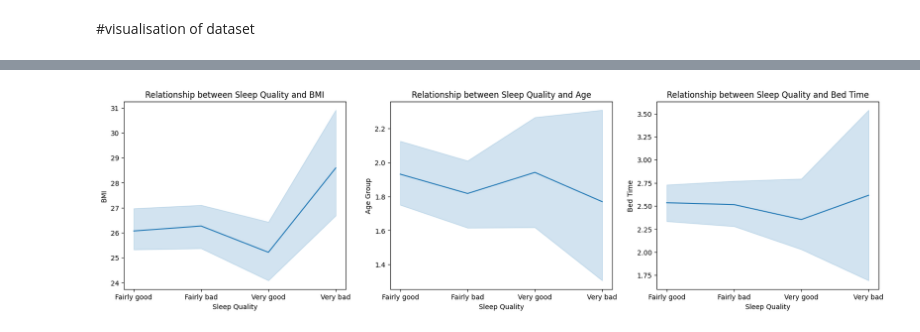
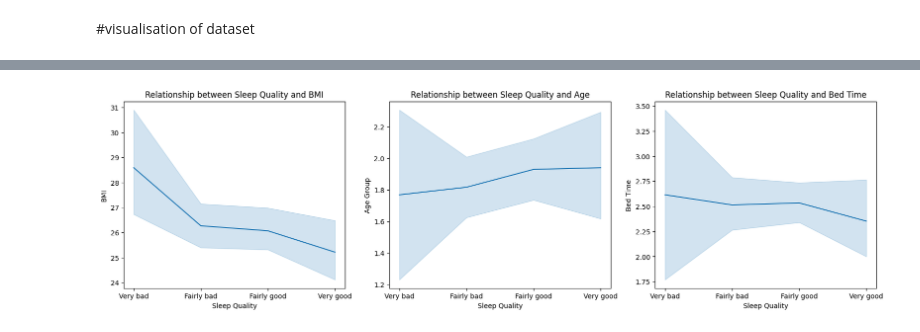
Before and after one commit to Sonia-devi/Bank-App, a Jupyter notebook: descriptive_statistics_python_3.ipynb, the cells around one changed output, grey strips where cells are left out. Saved outputs shown, nothing was run; the diff lists cells and outputs as text; code cells hidden in the pictures.

```diff
--- a/descriptive_statistics_python_3.ipynb
+++ b/descriptive_statistics_python_3.ipynb
@@ -8,7 +8,7 @@ import seaborn as sns
 from pandas import Series, DataFrame
 # %%
 #Load the Dataset
-df = pd.read_excel(r"/content/transformation of dataset 1 1.xlsx")
+df = pd.read_excel(r"/content/transformation of dataset 1 1 1.xlsx")
 # %%
 df.head()
 # %% [output]
@@ -269,13 +332,21 @@ df_2['Age Group'].plot(kind='hist', bins=10, figsize=(5,6))
 # %%
-fig,axes = plt.subplots(nrows=1,ncols = 3,figsize=(20,5))
 
-sns.lineplot(ax=axes[0],x='Sleep Quality',y='BMI',data = df_2);
-sns.lineplot(ax=axes[1],x='Sleep Quality',y='Age Group',data = df_2);
-sns.lineplot(ax=axes[2],x='Sleep Quality',y='Bed Time',data = df_2);
+sleep_quality_order = ['Very bad', 'Fairly bad', 'Fairly good', 'Very good']
 
+# Set the 'Sleep Quality' column as a categorical variable with the specified order
+df_2['Sleep Quality'] = pd.Categorical(df_2['Sleep Quality'], categories=sleep_quality_order, ordered=True)
 
-axes[0].title.set_text('Relationship between Sleep Quality and BMI')
-axes[1].title.set_text('Relationship between Sleep Quality and Age')
-axes[2].title.set_text('Relationship between Sleep Quality and Bed Time')
+fig, axes = plt.subplots(nrows=1, ncols=3, figsize=(20, 5))
+
+# Plot the line plots with the specified order
+sns.lineplot(ax=axes[0], x='Sleep Quality', y='BMI', data=df_2)
+sns.lineplot(ax=axes[1], x='Sleep Quality', y='Age Group', data=df_2)
+sns.lineplot(ax=axes[2], x='Sleep Quality', y='Bed Time', data=df_2)
+
+axes[0].set_title('Relationship between Sleep Quality and BMI')
+axes[1].set_title('Relationship between Sleep Quality and Age')
+axes[2].set_title('Relationship between Sleep Quality and Bed Time')
+
+plt.show()
 # %% [output]
-[figure, old version]
+[figure, new version]
```
Also changed, not shown: parts of 6 cells of this notebook.
